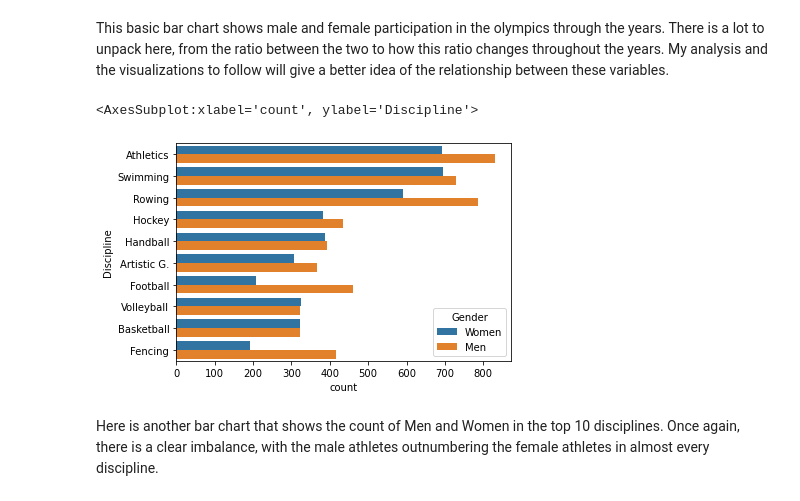
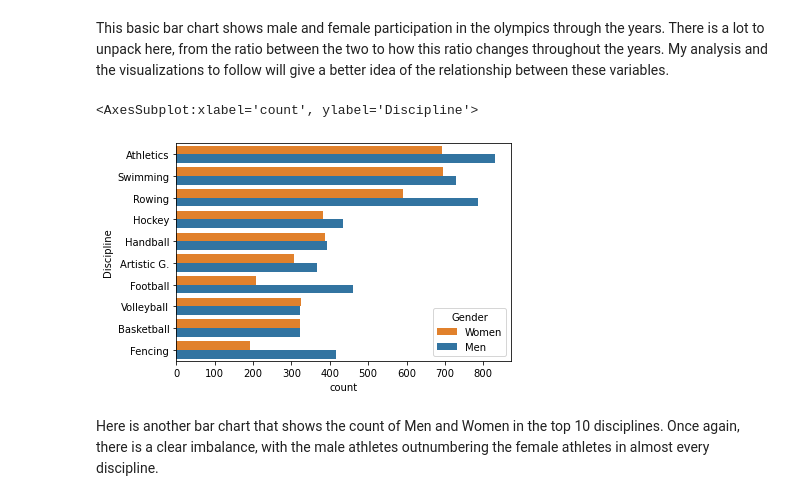
Before and after one commit to data301-2020-winter2/course-project-group_1053, a Jupyter notebook: analysis/Claire1/Milestone2.ipynb, the cells around one changed output. Saved outputs shown, nothing was run; the diff lists cells and outputs as text; code cells hidden in the pictures.

```diff
--- a/analysis/Claire1/Milestone2.ipynb
+++ b/analysis/Claire1/Milestone2.ipynb
@@ -76,10 +73,10 @@ plt.savefig('proportions.png', dpi=300)
 # %% [markdown]
 This basic bar chart shows male and female participation in the olympics through the years. There is a lot to unpack here, from the ratio between the two to how this ratio changes throughout the years. My analysis and the visualizations to follow will give a better idea of the relationship between these variables.
 # %%
-sns.countplot(data=df, y="Discipline", order=df['Discipline'].value_counts().index[:10],hue='Gender')
+sns.countplot(data=df, y="Discipline", order=df['Discipline'].value_counts().index[:10],hue='Gender', palette=["#ff7f0e","#1f77b4"])
 # %% [output]
 <AxesSubplot:xlabel='count', ylabel='Discipline'>
-[figure, old version]
+[figure, new version]
 # %% [markdown]
 Here is another bar chart that shows the count of Men and Women in the top 10 disciplines. Once again, there is a clear imbalance, with the male athletes outnumbering the female athletes in almost every discipline.
 # %%
```
Also changed, not shown: parts of 1 cell of this notebook, 4 other files.
